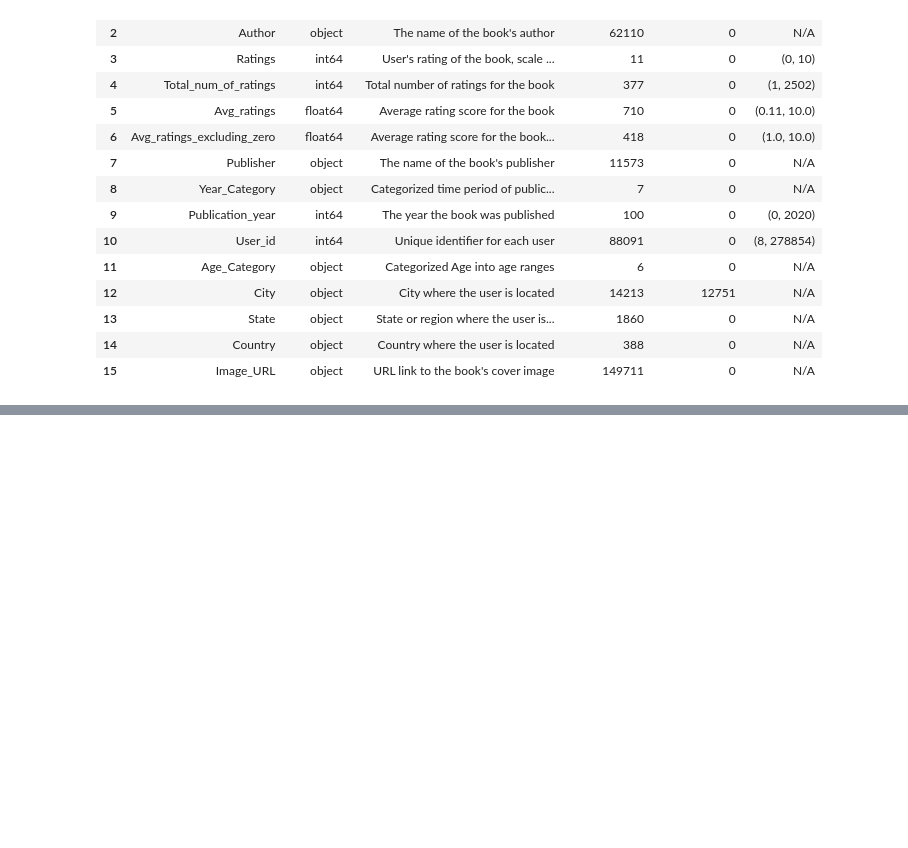
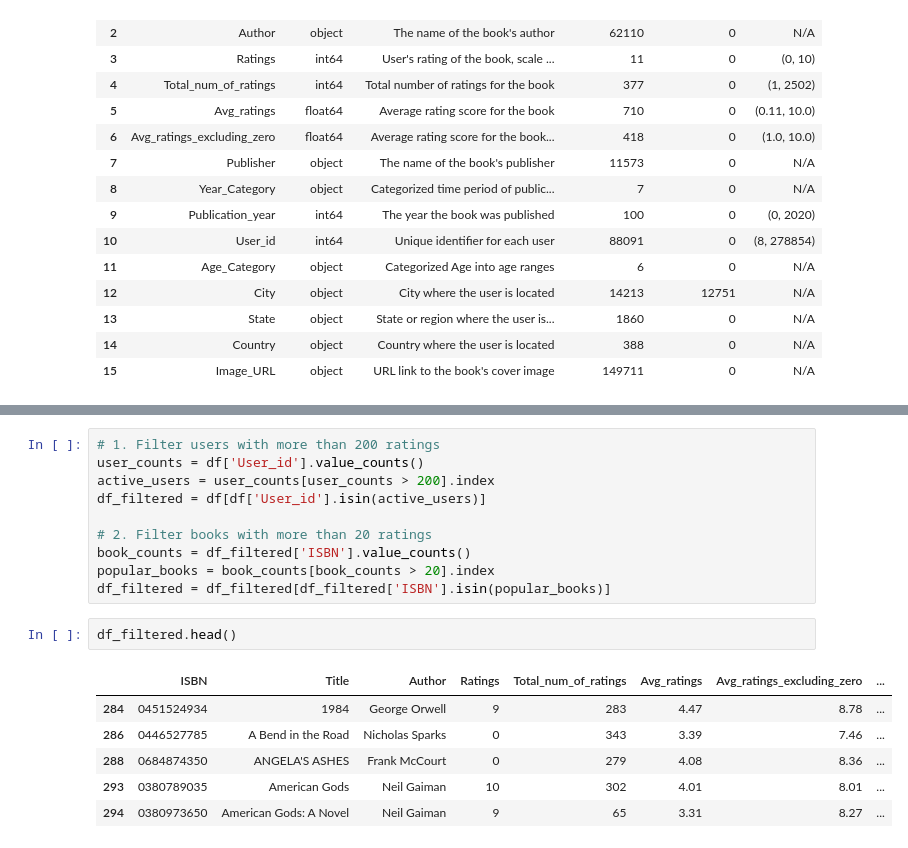
Before and after one commit to MiliThakrar/Book-Recommendations, a Jupyter notebook: notebooks/4. Advance Modeling.ipynb, the cells around one changed output, grey strips where cells are left out. Cells and saved outputs as stored; diff of their text form; blank space fills up the shorter version.

```diff
--- a/notebooks/4. Advance Modeling.ipynb
+++ b/notebooks/4. Advance Modeling.ipynb
@@ -251,0 +234,19 @@ print("Processing complete. Data saved to 'top_5000_books_with_genre.csv'")
+# %%
+# 1. Filter users with more than 200 ratings
+user_counts = df['User_id'].value_counts()
+active_users = user_counts[user_counts > 200].index
+df_filtered = df[df['User_id'].isin(active_users)]
+
+# 2. Filter books with more than 20 ratings
+book_counts = df_filtered['ISBN'].value_counts()
+popular_books = book_counts[book_counts > 20].index
+df_filtered = df_filtered[df_filtered['ISBN'].isin(popular_books)]
+# %%
+df_filtered.head()
+# %% [output]
+|  | ISBN | Title | Author | Ratings | Total_num_of_ratings | Avg_ratings | Avg_ratings_excluding_zero | ... |
+| 284 | 0451524934 | 1984 | George Orwell | 9 | 283 | 4.47 | 8.78 | ... |
+| 286 | 0446527785 | A Bend in the Road | Nicholas Sparks | 0 | 343 | 3.39 | 7.46 | ... |
+| 288 | 0684874350 | ANGELA'S ASHES | Frank McCourt | 0 | 279 | 4.08 | 8.36 | ... |
+| 293 | 0380789035 | American Gods | Neil Gaiman | 10 | 302 | 4.01 | 8.01 | ... |
+| 294 | 0380973650 | American Gods: A Novel | Neil Gaiman | 9 | 65 | 3.31 | 8.27 | ... |
```
Also changed, not shown: parts of 45 cells of this notebook, 5 other files.
